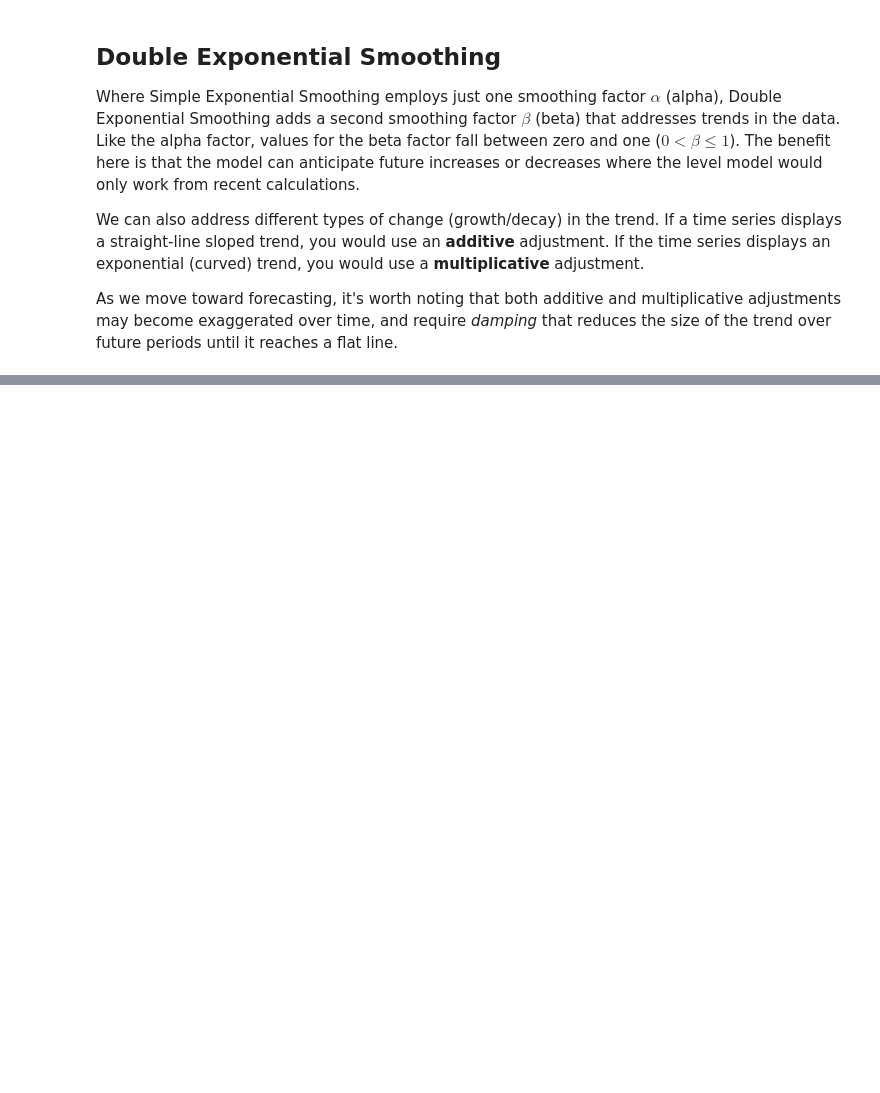
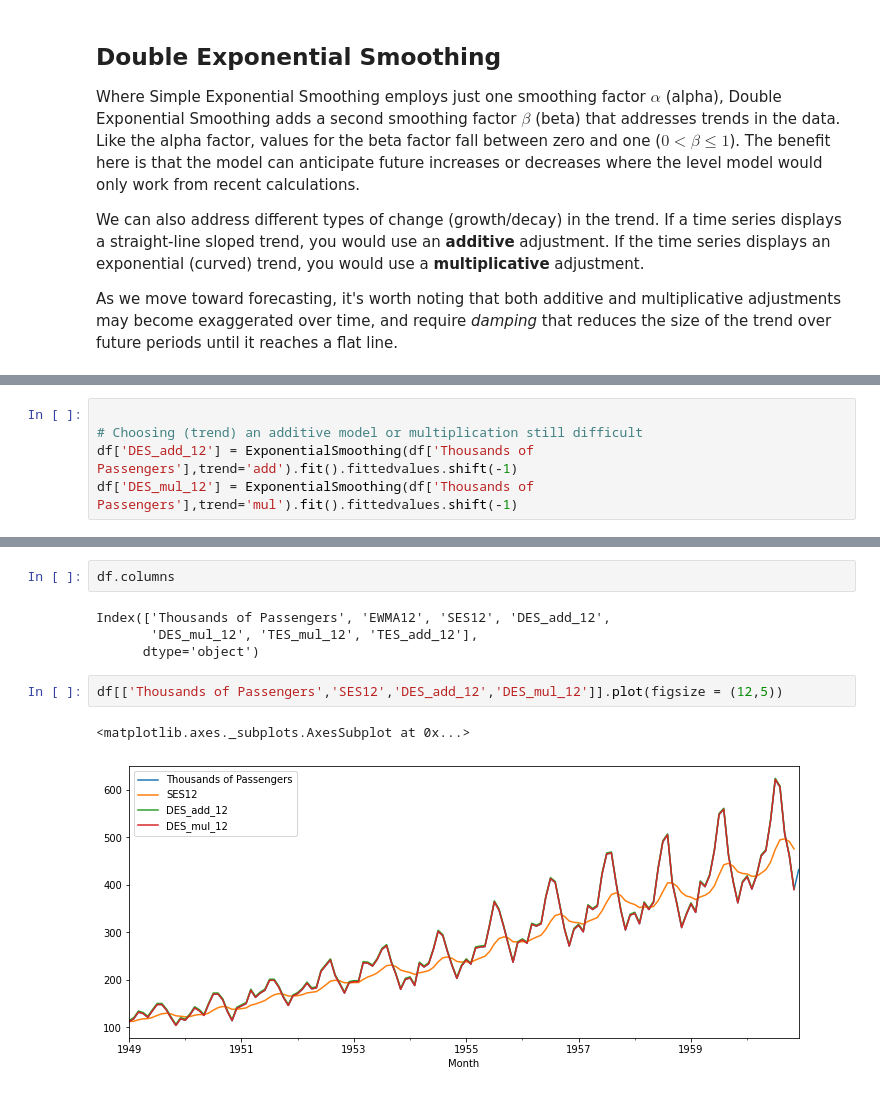
Before and after one commit to StevTobs/TimeSeries_Python, a Jupyter notebook: Time_Series_Analysis_with_Statsmodel.ipynb, the cells around one changed output, grey strips where cells are left out. Saved outputs shown, nothing was run; the diff lists cells and outputs as text; blank space fills up the shorter version.

```diff
--- a/Time_Series_Analysis_with_Statsmodel.ipynb
+++ b/Time_Series_Analysis_with_Statsmodel.ipynb
@@ -602,0 +610,5 @@ As we move toward forecasting, it's worth noting that both additive and multipli
+# %%
+
+# Choosing (trend) an additive model or multiplication still difficult
+df['DES_add_12'] = ExponentialSmoothing(df['Thousands of Passengers'],trend='add').fit().fittedvalues.shift(-1)
+df['DES_mul_12'] = ExponentialSmoothing(df['Thousands of Passengers'],trend='mul').fit().fittedvalues.shift(-1)
@@ -602,0 +625,11 @@ As we move toward forecasting, it's worth noting that both additive and multipli
+# %%
+df.columns
+# %% [output]
+Index(['Thousands of Passengers', 'EWMA12', 'SES12', 'DES_add_12',
+       'DES_mul_12', 'TES_mul_12', 'TES_add_12'],
+      dtype='object')
+# %%
+df[['Thousands of Passengers','SES12','DES_add_12','DES_mul_12']].plot(figsize = (12,5))
+# %% [output]
+<matplotlib.axes._subplots.AxesSubplot at 0x...>
+[figure, added]
```
Also changed, not shown: parts of 23 cells of this notebook.
